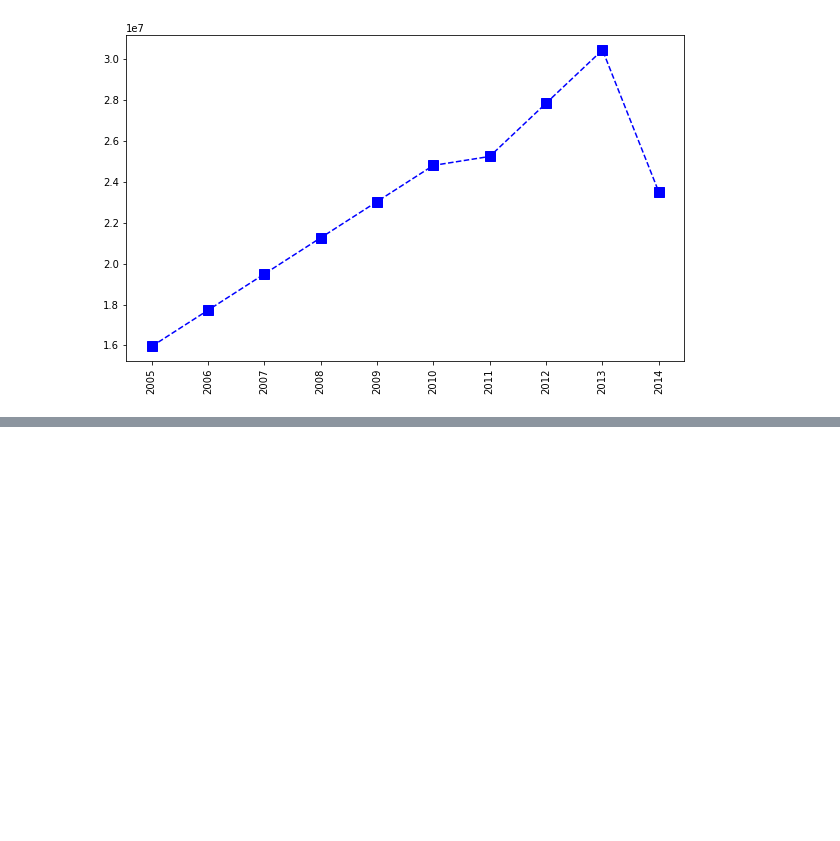
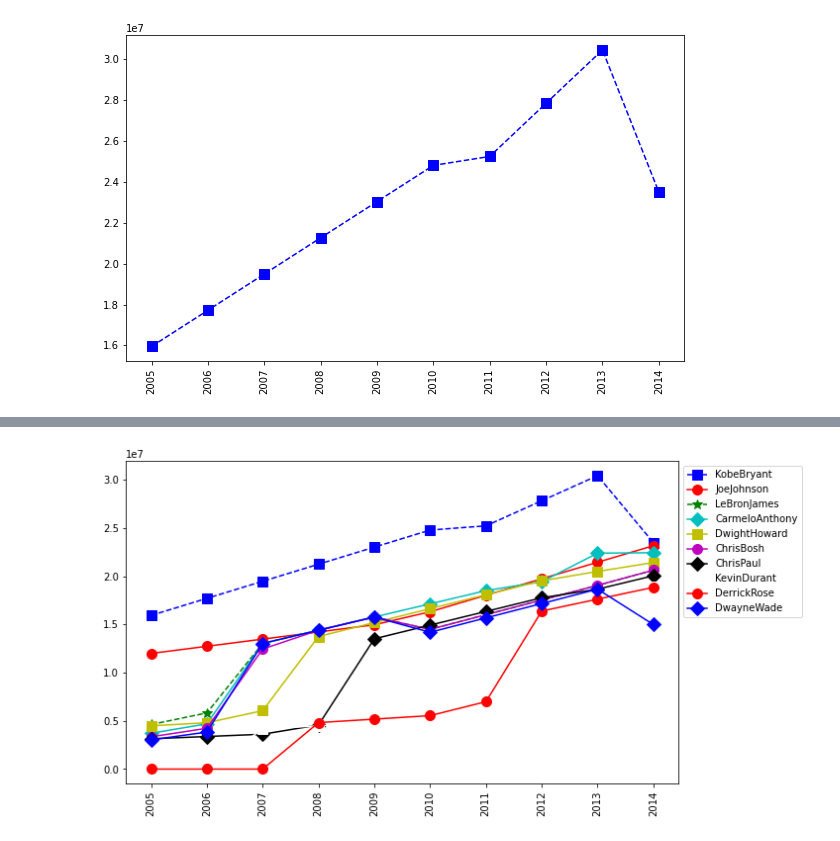
Before and after one commit to Abdullah-ICT-14/Python, a Jupyter notebook: Matrics/Your first visualization.ipynb, the cells around one changed output, grey strips where cells are left out. Drawn from its saved outputs; the diff is of its cells as text; code cells hidden in the pictures; blank space fills up the shorter version.

```diff
--- a/Matrics/Your first visualization.ipynb
+++ b/Matrics/Your first visualization.ipynb
@@ -162,0 +171,16 @@ plt.show()
+# %%
+plt.plot(Salary[0],c='b',ls='--',marker='s',ms=10,label=Players[0])
+plt.plot(Salary[1],c='r',ls='-',marker='o',ms=10,label=Players[1])
+plt.plot(Salary[2],c='g',ls='--',marker='*',ms=10,label=Players[2])
+plt.plot(Salary[3],c='c',ls='-',marker='D',ms=10,label=Players[3])
+plt.plot(Salary[4],c='y',ls='-',marker='s',ms=10,label=Players[4])
+plt.plot(Salary[5],c='m',ls='-',marker='o',ms=10,label=Players[5])
+plt.plot(Salary[6],c='k',ls='-',marker='D',ms=10,label=Players[6])
+plt.plot(Salary[7],c='w',ls='-',marker='s',ms=10,label=Players[7])
+plt.plot(Salary[8],c='r',ls='-',marker='o',ms=10,label=Players[8])
+plt.plot(Salary[9],c='b',ls='-',marker='D',ms=10,label=Players[9])
+plt.legend(loc='upper left',bbox_to_anchor=(1,1))
+plt.xticks(list(range(0,10)),Seasons,rotation='vertical')
+plt.show()
+# %% [output]
+[figure, added]
```
Also changed, not shown: parts of 2 cells of this notebook.
